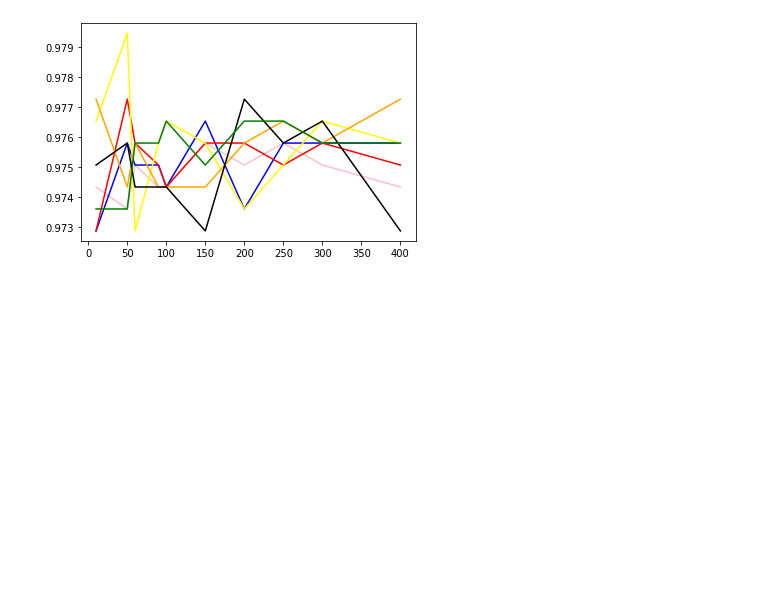
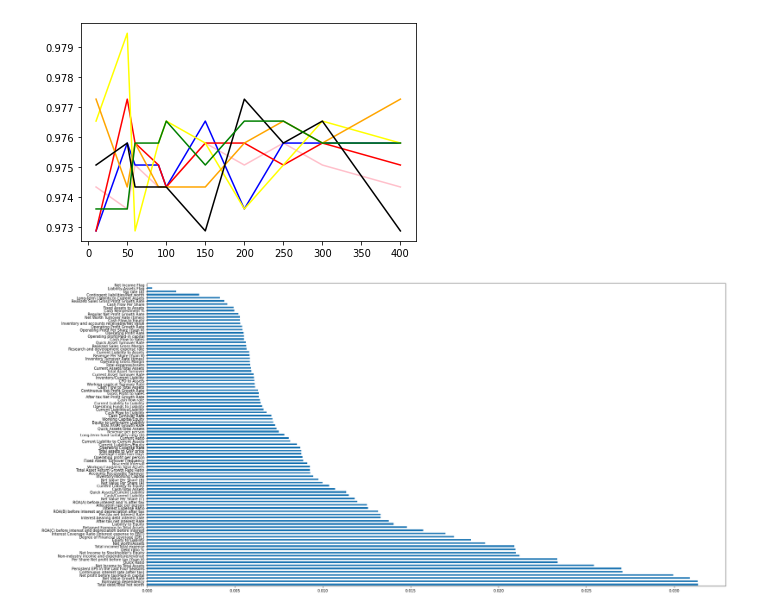
Before and after one commit to RushilPatel0703/ACML_Project, a Jupyter notebook: ACML_Project_Draft.ipynb, the cells around one changed output. Drawn from its saved outputs; the diff is of its cells as text; code cells hidden in the pictures; blank space fills up the shorter version.

Commit message:
Feature-importance-done

```diff
--- a/ACML_Project_Draft.ipynb
+++ b/ACML_Project_Draft.ipynb
@@ -172,3 +151,11 @@ plt.plot(estimators,accuracy7,color='green')
 # %% [output]
 [<matplotlib.lines.Line2D at 0x...>]
 [figure]
+# %%
+pd.set_option('display.max_columns', None)  # or 1000
+pd.set_option('display.max_rows', None)  # or 1000
+feature_imp = pd.Series(clf2.feature_importances_, index = data.columns[1:]).sort_values(ascending = False)
+feature_imp.plot(kind='barh')
+plt.rcParams["figure.figsize"] = (28,15)
+# %% [output]
+[figure, added]
```
Also changed, not shown: parts of 2 cells of this notebook.
